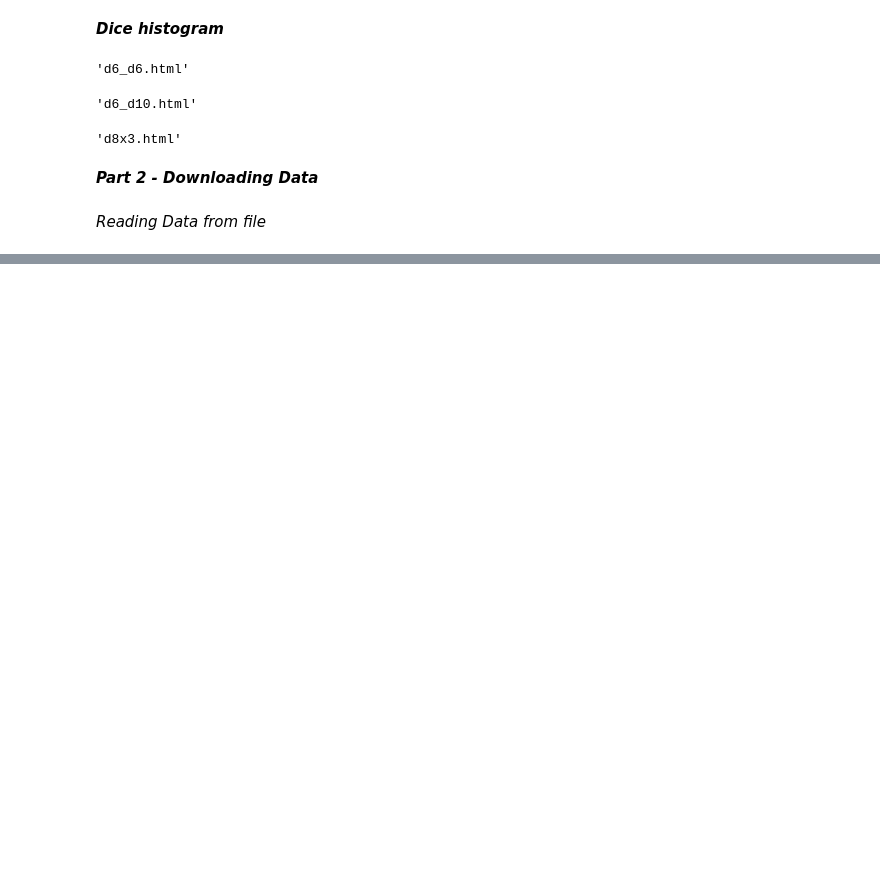
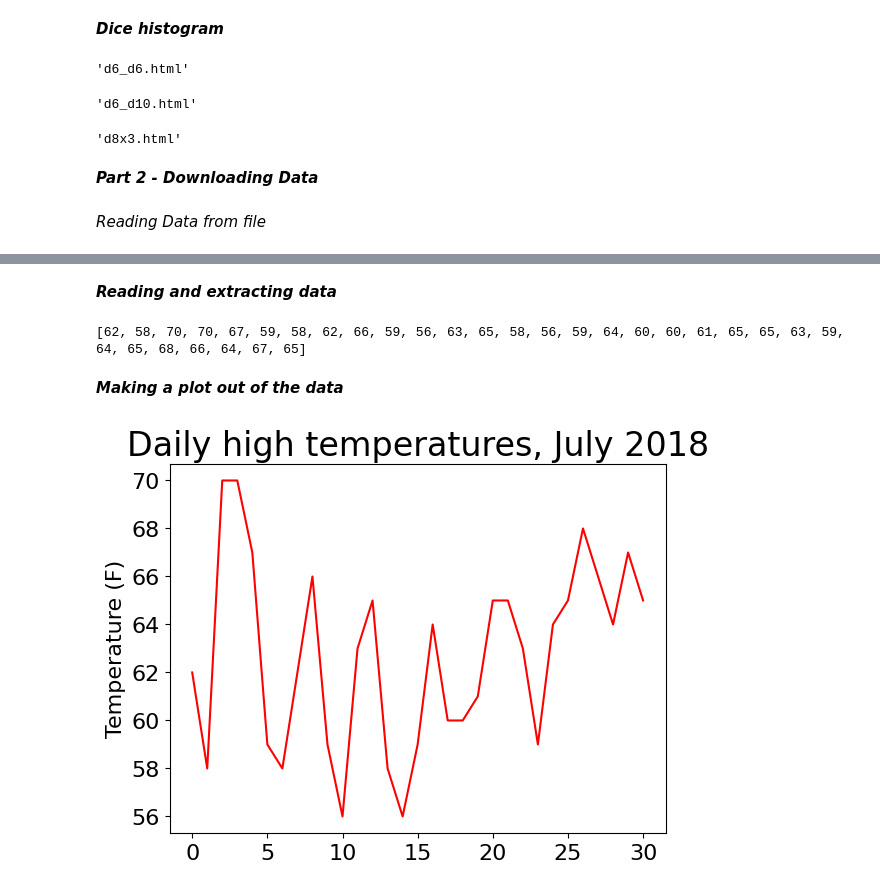
Before and after one commit to JCraveiro13/Python-Repository, a Jupyter notebook: Python_CrashCourse_Project2.ipynb, the cells around one changed output, grey strips where cells are left out. Cells and saved outputs as stored; diff of their text form; code cells hidden in the pictures; blank space fills up the shorter version.

Commit message:
Plotting Temperatures

```diff
--- a/Python_CrashCourse_Project2.ipynb
+++ b/Python_CrashCourse_Project2.ipynb
@@ -579,0 +588,50 @@ with open(filename) as f:
+# %% [markdown]
+***Reading and extracting data***
+# %%
+import csv
+
+filename = 'sitka_weather_07-2018_simple.csv'
+with open(filename) as f:
+    reader = csv.reader(f)
+    header_row = next(reader)
+
+    # Get high temperatures from this file.
+    highs = []
+    for row in reader:
+        high = int(row[5])
+        highs.append(high)
+
+print(highs)
+# %% [output]
+[62, 58, 70, 70, 67, 59, 58, 62, 66, 59, 56, 63, 65, 58, 56, 59, 64, 60, 60, 61, 65, 65, 63, 59, 64, 65, 68, 66, 64, 67, 65]
+# %% [markdown]
+***Making a plot out of the data***
+# %%
+import csv
+import matplotlib.pyplot as plt
+
+filename = 'sitka_weather_07-2018_simple.csv'
+with open(filename) as f:
+    reader = csv.reader(f)
+    header_row = next(reader)
+
+    # Get high temperatures from this file.
+    highs = []
+    for row in reader:
+        high = int(row[5])
+        highs.append(high)
+
+    # Plot the high temperatures
+    plt.style.use('seaborn-v0_8-dark-palette')
+    fig, ax = plt.subplots()
+    ax.plot(highs, c='red')
+
+    # Format plot.
+    ax.set_title("Daily high temperatures, July 2018", fontsize=24)
+    ax.set_xlabel("", fontsize=16)
+    ax.set_ylabel("Temperature (F)", fontsize=16)
+    ax.tick_params(axis = 'both', which = 'major', labelsize = 16)
+
+    plt.show()
+# %% [output]
+[figure, added]
```
Also changed, not shown: parts of 7 cells of this notebook, 1 other file.
